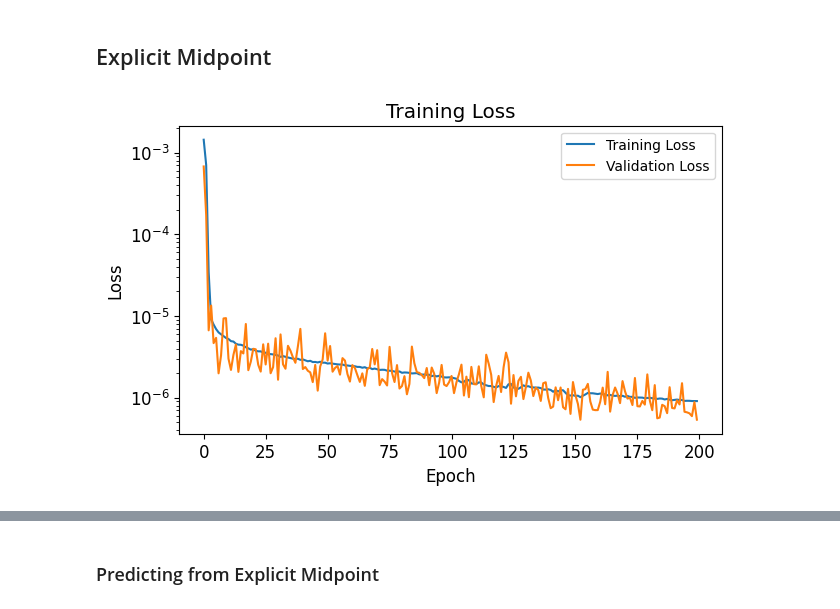
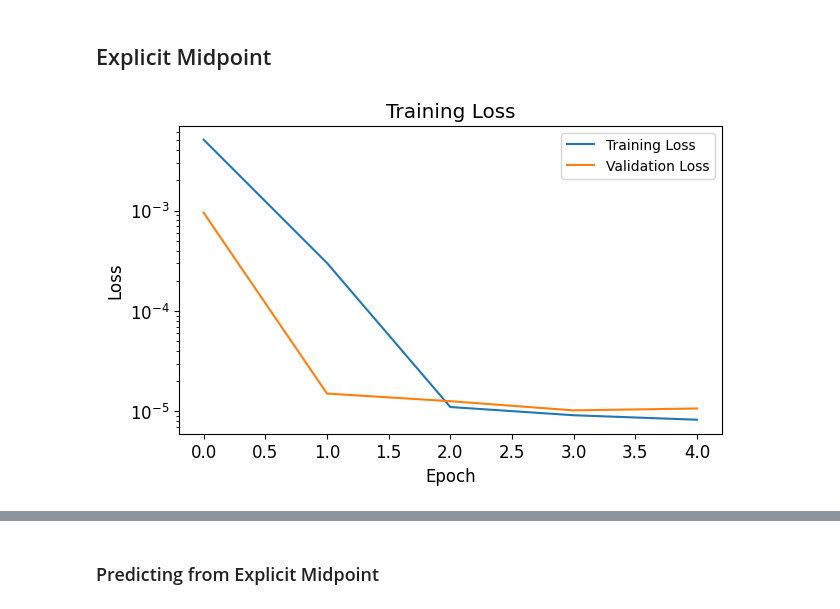
Before and after one commit to sannejamila/HamiltonianNeuralNetwork_HenonHeiles, a Jupyter notebook: HenonHeiles.ipynb, the cells around one changed output, grey strips where cells are left out. Drawn from its saved outputs; the diff is of its cells as text; code cells hidden in the pictures.

```diff
--- a/HenonHeiles.ipynb
+++ b/HenonHeiles.ipynb
@@ -355,6 +403,7 @@ class PseudoHamiltonianNeuralNetwork(nn.Module):
         self.nstates = nstates
         self.Hamiltonian_True = Hamiltonian_True
         self.Hamiltonian_Grad = Hamiltonian_Grad
+
 
         if initial_condition_sampler is not None:
             self.initial_condition_sampler = initial_condition_sampler
@@ -377,8 +426,10 @@ class PseudoHamiltonianNeuralNetwork(nn.Module):
             if Hamiltonian_estimated is not None:
                 self.Hamiltonian = Hamiltonian_estimated #HNN
             else:
-                self.Hamiltonian = BaseHamiltonianNeuralNetwork(nstates) #HNN
+                self.Hamiltonian = BaseHamiltonianNeuralNetwork(nstates = nstates, act_1 = Sin(), act_2 = nn.Softplus()) #HNN
             self.dH = self._dH_hamiltonian_est
+            self.act1 = self.Hamiltonian.act_1
+            self.act2 = self.Hamiltonian.act_2
 
     def _hamiltonian_true(self, u):
         return self.Hamiltonian_true(u).detach()
@@ -493,16 +554,16 @@ def train_one_epoch(model,batched_train_data,loss_func,optimizer,integrator):
     computed_loss = 0.0
     optimizer.zero_grad()
     for input_tuple, dudt in batched_train_data:
-        with torch.autocast(device_type='cuda'):
-            (u_start, u_end, t_start, t_end, dt, u_ex) = input_tuple
-            n,m = u_start.shape
-            #Reshaping
-            if n ==1:
-                u_start = u_start.view(-1)
 
-            dudt = dudt.view(n,m)
-            #Estimating dudt
-            dudt_est = model.time_derivative_step(integrator = integrator, u_start = u_start,u_end = u_end,dt = dt)
+        (u_start, u_end, t_start, t_end, dt, u_ex) = input_tuple
+        n,m = u_start.shape
+        #Reshaping
+        if n ==1:
+            u_start = u_start.view(-1)
+
+        dudt = dudt.view(n,m)
+        #Estimating dudt
+        dudt_est = model.time_derivative_step(integrator = integrator, u_start = u_start,u_end = u_end,dt = dt)
 
         loss = loss_func(dudt_est,dudt)
         loss.backward()
@@ -578,6 +639,9 @@ def train(model,integrator, train_data,val_data, optimizer,shuffle,loss_func=tor
             trainingdetails["val_loss"] = vloss
             trainingdetails["train_loss"] = avg_loss
 
+
+
+
      # Plot the loss curve
     plt.figure(figsize=(7, 4))
     plt.plot(loss_list, label = "Training Loss")
@@ -588,6 +652,10 @@ def train(model,integrator, train_data,val_data, optimizer,shuffle,loss_func=tor
     plt.ylabel('Loss')
     plt.title('Training Loss')
     plt.show()
+
+
+    #Saving model
+    save_model(epochs, model, optimizer, loss_list,model.act1,model.act2,integrator)
     return model,trainingdetails
 # %% [markdown]
 ## Training different solvers
@@ -613,11 +681,18 @@ def initial_condition(lam = 1):
 # %%
 T_max_train = 5
 nsamples_train = 100
-ntraj_train = 1750
+ntraj_train = 175
 T_max_val = T_max_train
 nsamples_val = nsamples_train
-ntraj_val = 750
-epochs = 200
+ntraj_val = 75
+#epochs = 200
+epochs = 5
+
+#act_1 = Sin()
+#act_2 = nn.Softplus()
+
+act_1 = PadeTypeActivation()
+act_2 = nn.Softplus()
 
 lr = 1e-3
 sys = HenonHeilesSystem()
@@ -667,22 +742,22 @@ def plot_poincare(u0,u,integrator):
 # %%
 integrator = "midpoint"
 
 (u_start, u_end, t_start, t_end, dt, u_ex), dudt, u_train,t, H0, u0s_train  =  generate_data(system=sys,ntrajectories =ntraj_train, t_sample = t_train,integrator=integrator)
 train_data = (u_start, u_end, t_start, t_end, dt, u_ex), dudt
 
 dt_val = T_max_val/nsamples_val
 nt_val = round(T_max_val / dt_val)
 t_val= np.linspace(0, T_max_val, nt_val + 1)
 
 (u_start, u_end, t_start, t_end, dt, u_ex), dudt, u_val,t, H0, u0s_val =  generate_data(system=sys,ntrajectories =ntraj_val, t_sample = t_val,integrator=integrator)
 val_data = (u_start, u_end, t_start, t_end, dt, u_ex), dudt
-model_exp = PseudoHamiltonianNeuralNetwork(nstates = sys.nstates, S=sys.S,Hamiltonian_estimated = BaseHamiltonianNeuralNetwork(nstates=sys.nstates), initial_condition_sampler = initial_condition)
+model_exp = PseudoHamiltonianNeuralNetwork(nstates = sys.nstates, S=sys.S,Hamiltonian_estimated = BaseHamiltonianNeuralNetwork(nstates=sys.nstates, act_1 = act_1, act_2 = act_2), initial_condition_sampler = initial_condition)
 
 
 optimizer_exp = torch.optim.Adam(model_exp.parameters(), lr=lr)
 model_exp, trainingdetails_explicit = train(model = model_exp,integrator = integrator, train_data = train_data, val_data = val_data,optimizer = optimizer_exp,shuffle=True, epochs = epochs)
 # %% [output]
-[figure, old version]
+[figure, new version]
 # %%
 for param in model_exp.parameters():
   plt.hist(param.data.numpy().flatten())
```
Also changed, not shown: parts of 22 cells of this notebook, 5 other files.
